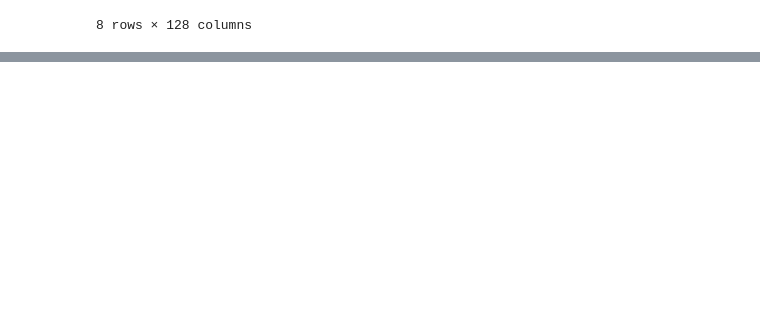
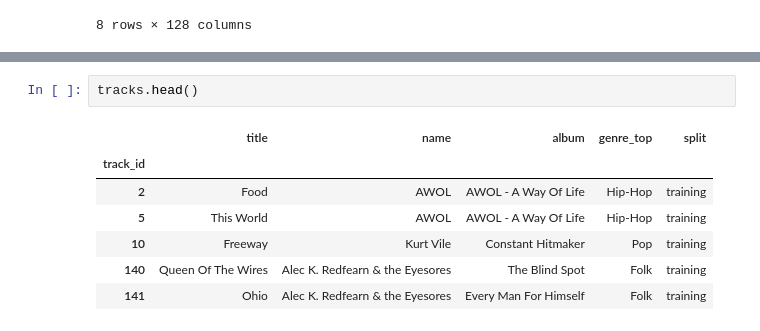
Before and after one commit to vijay-ravuri/audio-modeling, a Jupyter notebook: code/basic-eda.ipynb, the cells around one changed output, grey strips where cells are left out. Cells and saved outputs as stored; diff of their text form; blank space fills up the shorter version.

```diff
--- a/code/basic-eda.ipynb
+++ b/code/basic-eda.ipynb
@@ -316,0 +370,10 @@ pd.DataFrame(audio[1]).describe()
+# %%
+tracks.head()
+# %% [output]
+|  | title | name | album | genre_top | split |
+| track_id |  |  |  |  |  |
+| 2 | Food | AWOL | AWOL - A Way Of Life | Hip-Hop | training |
+| 5 | This World | AWOL | AWOL - A Way Of Life | Hip-Hop | training |
+| 10 | Freeway | Kurt Vile | Constant Hitmaker | Pop | training |
+| 140 | Queen Of The Wires | Alec K. Redfearn & the Eyesores | The Blind Spot | Folk | training |
+| 141 | Ohio | Alec K. Redfearn & the Eyesores | Every Man For Himself | Folk | training |
```
Also changed, not shown: parts of 38 cells of this notebook.
